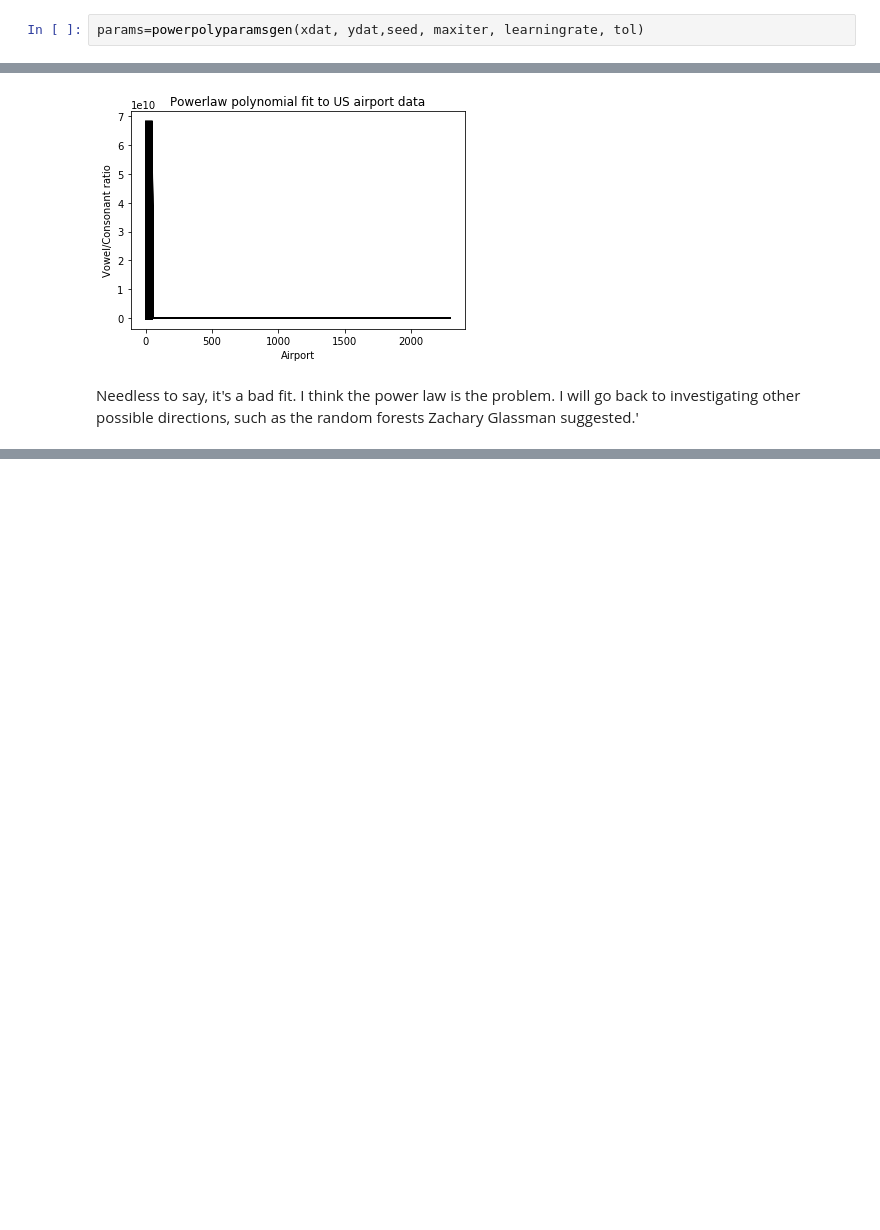
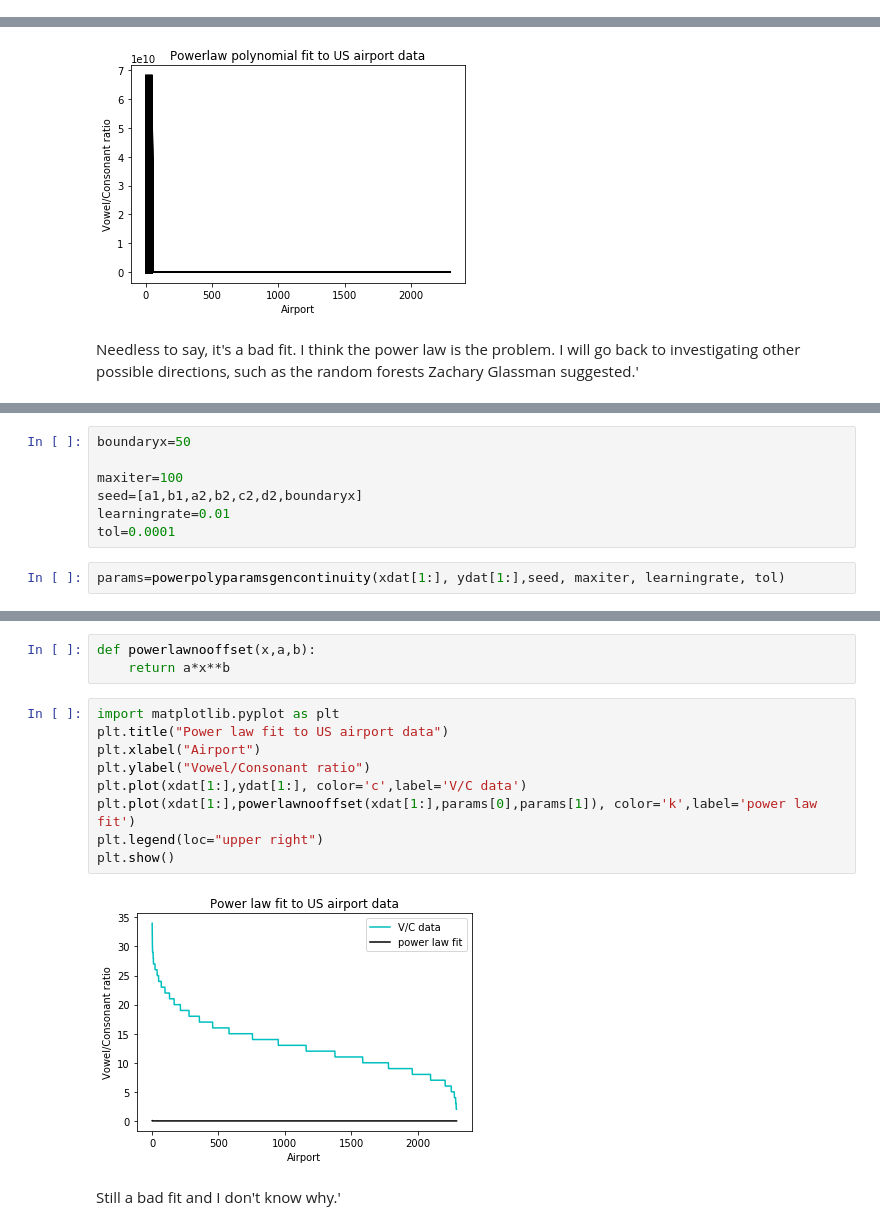
Before and after one commit to sdorsher/SpatialLanguageMachineLearning, a Jupyter notebook: PhraseQuest.ipynb, the cells around one changed output, grey strips where cells are left out. Saved outputs shown, nothing was run; the diff lists cells and outputs as text; blank space fills up the shorter version.

Commit message:
final commit from data incubator?

```diff
--- a/PhraseQuest.ipynb
+++ b/PhraseQuest.ipynb
@@ -982,5 +1051,3 @@ seed
-# %%
-params=powerpolyparamsgen(xdat, ydat,seed, maxiter, learningrate, tol)
 # %% [markdown]
 Update boundary constraints and power law to remove vertical offset in power law. This simplifies continuitity boundary constraint and reduces one minimization parameter. As suggested by Robert Scholl.
 # %%
@@ -1126,0 +1256,9 @@ Needless to say, it's a bad fit. I think the power law is the problem. I will go
+# %%
+boundaryx=50
+
+maxiter=100
+seed=[a1,b1,a2,b2,c2,d2,boundaryx]
+learningrate=0.01
+tol=0.0001
+# %%
+params=powerpolyparamsgencontinuity(xdat[1:], ydat[1:],seed, maxiter, learningrate, tol)
@@ -1126,0 +1272,16 @@ Needless to say, it's a bad fit. I think the power law is the problem. I will go
+# %%
+def powerlawnooffset(x,a,b):
+    return a*x**b
+# %%
+import matplotlib.pyplot as plt
+plt.title("Power law fit to US airport data")
+plt.xlabel("Airport")
+plt.ylabel("Vowel/Consonant ratio")
+plt.plot(xdat[1:],ydat[1:], color='c',label='V/C data')
+plt.plot(xdat[1:],powerlawnooffset(xdat[1:],params[0],params[1]), color='k',label='power law fit')
+plt.legend(loc="upper right")
+plt.show()
+# %% [output]
+[figure, added]
+# %% [markdown]
+Still a bad fit and I don't know why.'
```
Also changed, not shown: parts of 22 cells of this notebook.
